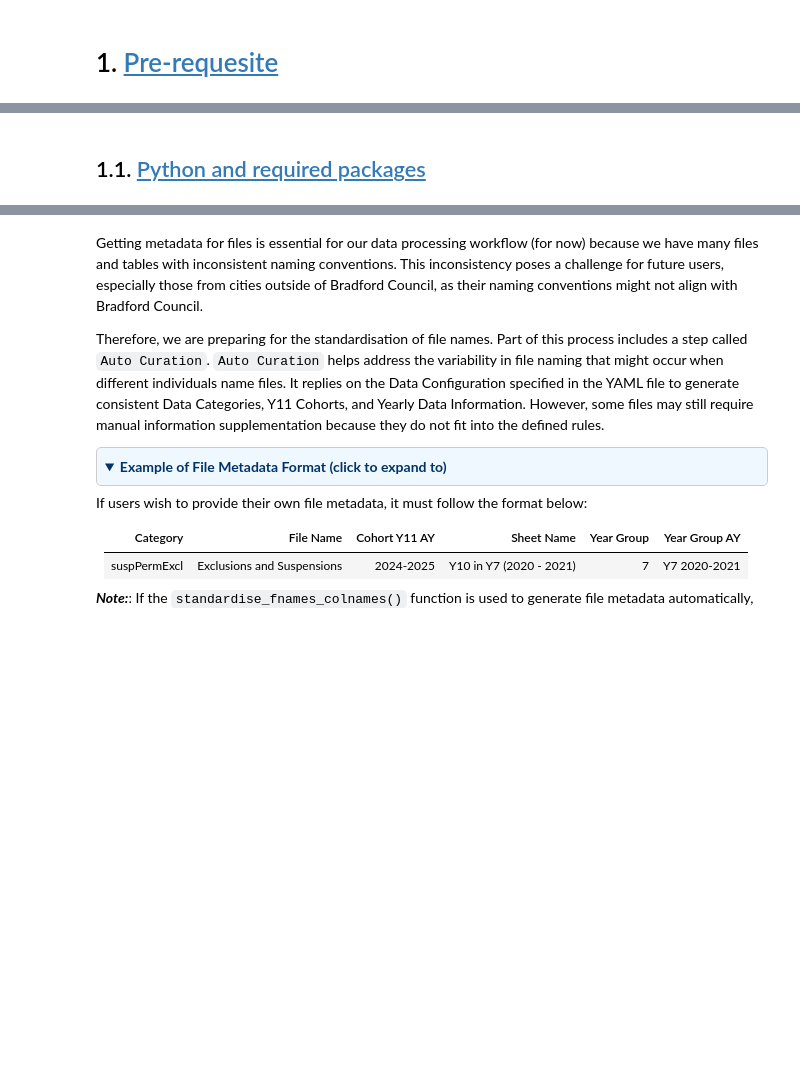
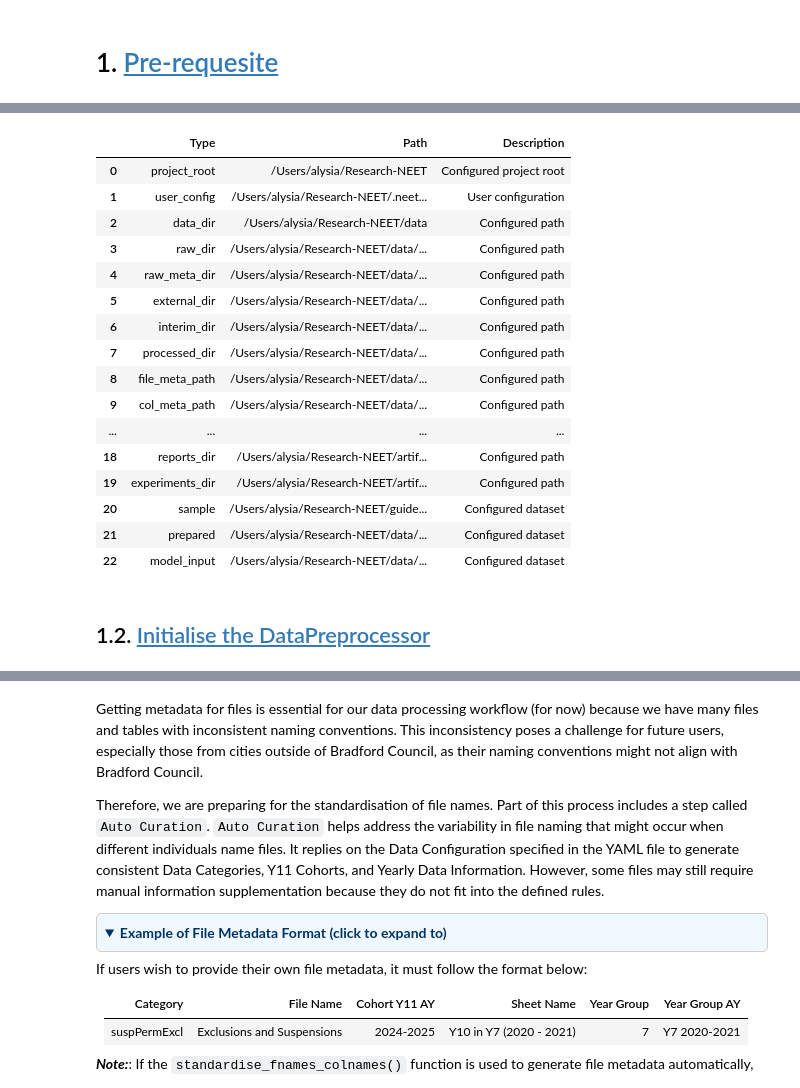
Before and after one commit to alysiayx/neetml, a Jupyter notebook: guide_notebook/step_guides/1_data_preparation.ipynb, the cells around one changed output, grey strips where cells are left out. Drawn from its saved outputs; the diff is of its cells as text; code cells hidden in the pictures; folded sections open; blank space fills up the shorter version.

```diff
--- a/guide_notebook/step_guides/1_data_preparation.ipynb
+++ b/guide_notebook/step_guides/1_data_preparation.ipynb
@@ -74,2 +138,44 @@ It includes:
+# %%
+import warnings
+warnings.filterwarnings("ignore")
+
+import sys
+from pathlib import Path
+
+try:
+    import neetml
+except:
+    # Source-checkout bootstrap only; installed packages do not need this block.
+    bootstrap_root = next(
+        (candidate for candidate in [Path.cwd(), *Path.cwd().parents]
+         if (candidate / "neetml").is_dir()),
+        None,
+    )
+    if bootstrap_root is not None and str(bootstrap_root) not in sys.path:
+        sys.path.insert(0, str(bootstrap_root))
+
+from neetml.config import NEETMLConfig
+
+# repository defaults
+settings = NEETMLConfig.load()
+settings.get_path(keys="all")
+# %% [output]
+|  | Type | Path | Description |
+| 0 | project_root | /Users/alysia/Research-NEET | Configured project root |
+| 1 | user_config | /Users/alysia/Research-NEET/.neet... | User configuration |
+| 2 | data_dir | /Users/alysia/Research-NEET/data | Configured path |
+| 3 | raw_dir | /Users/alysia/Research-NEET/data/... | Configured path |
+| 4 | raw_meta_dir | /Users/alysia/Research-NEET/data/... | Configured path |
+| 5 | external_dir | /Users/alysia/Research-NEET/data/... | Configured path |
+| 6 | interim_dir | /Users/alysia/Research-NEET/data/... | Configured path |
+| 7 | processed_dir | /Users/alysia/Research-NEET/data/... | Configured path |
+| 8 | file_meta_path | /Users/alysia/Research-NEET/data/... | Configured path |
+| 9 | col_meta_path | /Users/alysia/Research-NEET/data/... | Configured path |
+| ... | ... | ... | ... |
+| 18 | reports_dir | /Users/alysia/Research-NEET/artif... | Configured path |
+| 19 | experiments_dir | /Users/alysia/Research-NEET/artif... | Configured path |
+| 20 | sample | /Users/alysia/Research-NEET/guide... | Configured dataset |
+| 21 | prepared | /Users/alysia/Research-NEET/data/... | Configured dataset |
+| 22 | model_input | /Users/alysia/Research-NEET/data/... | Configured dataset |
 # %% [markdown]
-## 1.1. <a id='toc1_1_'></a>[Python and required packages](#toc0_)
+## 1.2. <a id='toc1_2_'></a>[Initialise the DataPreprocessor](#toc0_)
```
Also changed, not shown: parts of 35 cells of this notebook, 33 other files.
